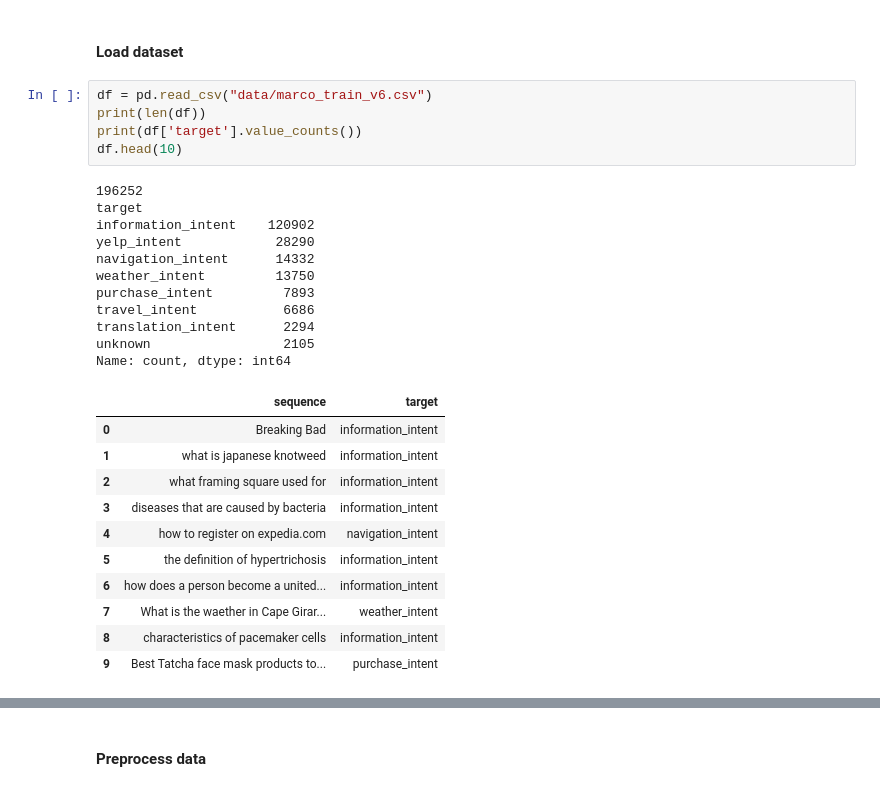
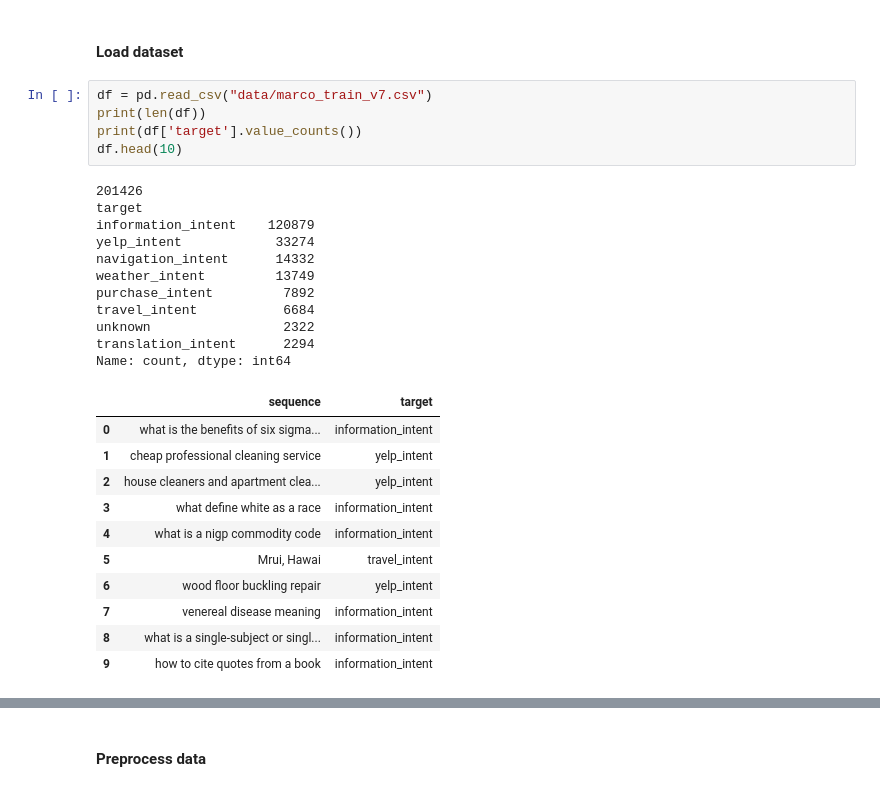
Before and after one commit to mozilla/smart_intent, a Jupyter notebook: notebooks/suggest_intent_classifier_mobileBERT_lora.ipynb, the cells around one changed output, grey strips where cells are left out. Drawn from its saved outputs; the diff is of its cells as text.

```diff
--- a/notebooks/suggest_intent_classifier_mobileBERT_lora.ipynb
+++ b/notebooks/suggest_intent_classifier_mobileBERT_lora.ipynb
@@ -61,33 +63,33 @@ You should probably TRAIN this model on a down-stream task to be able to use it
 # %% [markdown]
 #### Load dataset
 # %%
-df = pd.read_csv("data/marco_train_v6.csv")
+df = pd.read_csv("data/marco_train_v7.csv")
 print(len(df))
 print(df['target'].value_counts())
 df.head(10)
 # %% [output]
-196252
+201426
 target
-information_intent    120902
-yelp_intent            28290
+information_intent    120879
+yelp_intent            33274
 navigation_intent      14332
-weather_intent         13750
-purchase_intent         7893
-travel_intent           6686
+weather_intent         13749
+purchase_intent         7892
+travel_intent           6684
+unknown                 2322
 translation_intent      2294
-unknown                 2105
 Name: count, dtype: int64
 |  | sequence | target |
-| 0 | Breaking Bad | information_intent |
-| 1 | what is japanese knotweed | information_intent |
-| 2 | what framing square used for | information_intent |
-| 3 | diseases that are caused by bacteria | information_intent |
-| 4 | how to register on expedia.com | navigation_intent |
-| 5 | the definition of hypertrichosis | information_intent |
-| 6 | how does a person become a united... | information_intent |
-| 7 | What is the waether in Cape Girar... | weather_intent |
-| 8 | characteristics of pacemaker cells | information_intent |
-| 9 | Best Tatcha face mask products to... | purchase_intent |
+| 0 | what is the benefits of six sigma... | information_intent |
+| 1 | cheap professional cleaning service | yelp_intent |
+| 2 | house cleaners and apartment clea... | yelp_intent |
+| 3 | what define white as a race | information_intent |
+| 4 | what is a nigp commodity code | information_intent |
+| 5 | Mrui, Hawai | travel_intent |
+| 6 | wood floor buckling repair | yelp_intent |
+| 7 | venereal disease meaning | information_intent |
+| 8 | what is a single-subject or singl... | information_intent |
+| 9 | how to cite quotes from a book | information_intent |
 # %%
 print(df['sequence'].apply(len).describe(percentiles=[.1, .2, .25, .3, .4, .5, .6, .7, .75, .8, .9, .95, .98, .99, .995, .998, .999]))
 df['sequence'].apply(len).hist(bins=25);
```
Also changed, not shown: parts of 20 cells of this notebook, 1 other file.
